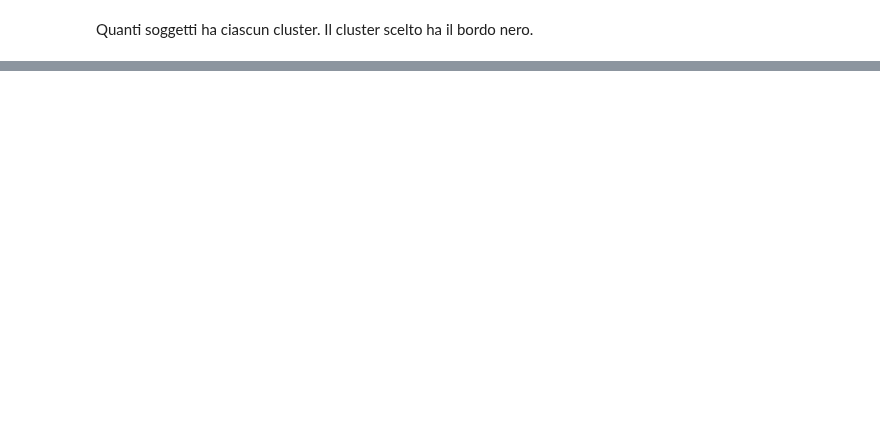
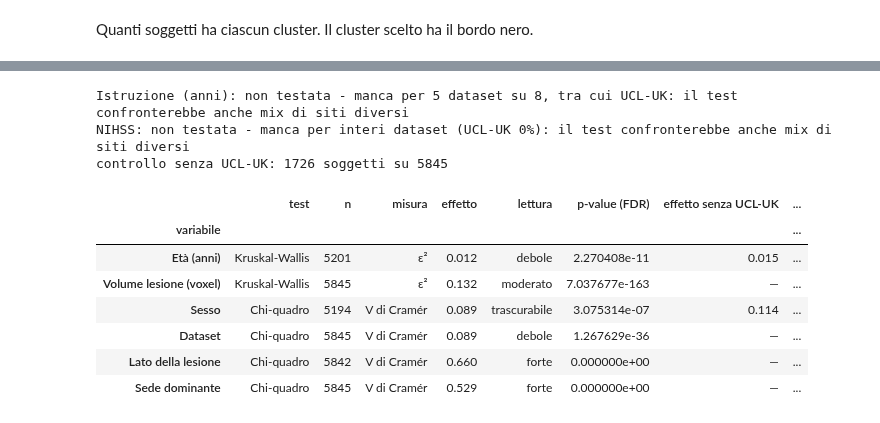
Before and after one commit to EmmaTosato/NEMESIS_fs, a Jupyter notebook: notebooks/post-results_analysis/cluster_interpretation.ipynb, the cells around one changed output, grey strips where cells are left out. Drawn from its saved outputs; the diff is of its cells as text; code cells hidden in the pictures; blank space fills up the shorter version.

```diff
--- a/notebooks/post-results_analysis/cluster_interpretation.ipynb
+++ b/notebooks/post-results_analysis/cluster_interpretation.ipynb
@@ -638,14 +150,0 @@ Servono un embedding 2D (per lo scatter) o 3D e i file originali dei soggetti. S
-# %%
-try:
-    embedding, _metadata = load_run(run)
-except UndisplayableRunError as error:
-    print(f"sezione non disponibile: {error}")
-else:
-    if embedding.shape[1] == 2:
-        plot_embedding_with_numbers(embedding)
-    else:
-        print(f"embedding a {embedding.shape[1]} dimensioni: scatter non disegnato (serve 2D)")
-    representatives = plot_representatives(embedding)
-    display(representatives.merge(frame.drop(columns=["cluster_label", "dataset"]), on="subject_id", how="left")[
-        ["cluster", "subject_id", "dataset", "age", "sex", "nihss", "lesion_side", "location_dominant"]
-    ].set_index("cluster"))
@@ -991,0 +620,56 @@ Per portare un'analisi nell'app: la funzione passa in src/analysis con i test, p
+# %%
+for variable in numeric_variables:
+    if variable.name in NOT_TESTED_VARIABLES:
+        print(f"{variable.label}: non testata - {NOT_TESTED_VARIABLES[variable.name]}")
+test_variables = [v for v in numeric_variables if v.name not in NOT_TESTED_VARIABLES]
+
+tests = [(v.name, v.label, "numeric", "Kruskal-Wallis", "ε²") for v in test_variables]
+tests += [(name, label, "categorical", "Chi-quadro", "V di Cramér") for name, label in ASSOCIATION_CATEGORICAL.items()]
+untested = set(SENSITIVITY_VARIABLES) - {name for name, *_ in tests}
+if untested:
+    raise ValueError(f"SENSITIVITY_VARIABLES contiene variabili che non sono testate: {sorted(untested)}")
+
+control_label = SENSITIVITY_EXCLUDED_DATASET.split("/")[0]
+control_frame = association_frame[association_frame["dataset"] != SENSITIVITY_EXCLUDED_DATASET]
+run_control = len(control_frame) < len(association_frame)
+if run_control:
+    print(f"controllo senza {control_label}: {len(control_frame)} soggetti su {len(association_frame)}")
+else:
+    print(f"controllo senza {control_label}: omesso, nessun soggetto di {SENSITIVITY_EXCLUDED_DATASET} in questa run")
+
+effect_without, level_without = f"effetto senza {control_label}", f"lettura senza {control_label}"
+all_clusters = sorted(association_frame["cluster_label"].unique())
+rows = []
+for name, label, kind, test, measure in tests:
+    row = {"variabile": label, "test": test, "n": int(association_frame[name].notna().sum()), "misura": measure,
+           "effetto": float("nan"), "lettura": "", "p": float("nan"), effect_without: "—", level_without: "—", "note": ""}
+    try:
+        row["p"], row["effetto"], row["lettura"] = association_effect(association_frame, name, kind)
+    except ValueError as error:
+        row["note"] = str(error)
+    if run_control and name in SENSITIVITY_VARIABLES:
+        try:
+            _, effect, level = association_effect(control_frame, name, kind, expected_clusters=all_clusters)
+            row[effect_without], row[level_without] = round(effect, 3), level
+        except ValueError as error:
+            row["note"] = f"{row['note']} | senza {control_label}: {error}".strip(" |")
+    rows.append(row)
+
+table = pd.DataFrame(rows).set_index("variabile")
+table["effetto"] = table["effetto"].round(3)
+valid = table["p"].notna()  # un test non eseguito (p-value vuoto) resta fuori dalla correzione
+table["p-value (FDR)"] = float("nan")
+table.loc[valid, "p-value (FDR)"] = stats.false_discovery_control(table.loc[valid, "p"].to_numpy(), method="bh")
+display(table[["test", "n", "misura", "effetto", "lettura", "p-value (FDR)", effect_without, level_without, "note"]])
+# %% [output]
+Istruzione (anni): non testata - manca per 5 dataset su 8, tra cui UCL-UK: il test confronterebbe anche mix di siti diversi
+NIHSS: non testata - manca per interi dataset (UCL-UK 0%): il test confronterebbe anche mix di siti diversi
+controllo senza UCL-UK: 1726 soggetti su 5845
+|  | test | n | misura | effetto | lettura | p-value (FDR) | effetto senza UCL-UK | ... |
+| variabile |  |  |  |  |  |  |  | ... |
+| Età (anni) | Kruskal-Wallis | 5201 | ε² | 0.012 | debole | 2.270408e-11 | 0.015 | ... |
+| Volume lesione (voxel) | Kruskal-Wallis | 5845 | ε² | 0.132 | moderato | 7.037677e-163 | — | ... |
+| Sesso | Chi-quadro | 5194 | V di Cramér | 0.089 | trascurabile | 3.075314e-07 | 0.114 | ... |
+| Dataset | Chi-quadro | 5845 | V di Cramér | 0.089 | debole | 1.267629e-36 | — | ... |
+| Lato della lesione | Chi-quadro | 5842 | V di Cramér | 0.660 | forte | 0.000000e+00 | — | ... |
+| Sede dominante | Chi-quadro | 5845 | V di Cramér | 0.529 | forte | 0.000000e+00 | — | ... |
```
Also changed, not shown: parts of 80 cells of this notebook, 3 other files.
